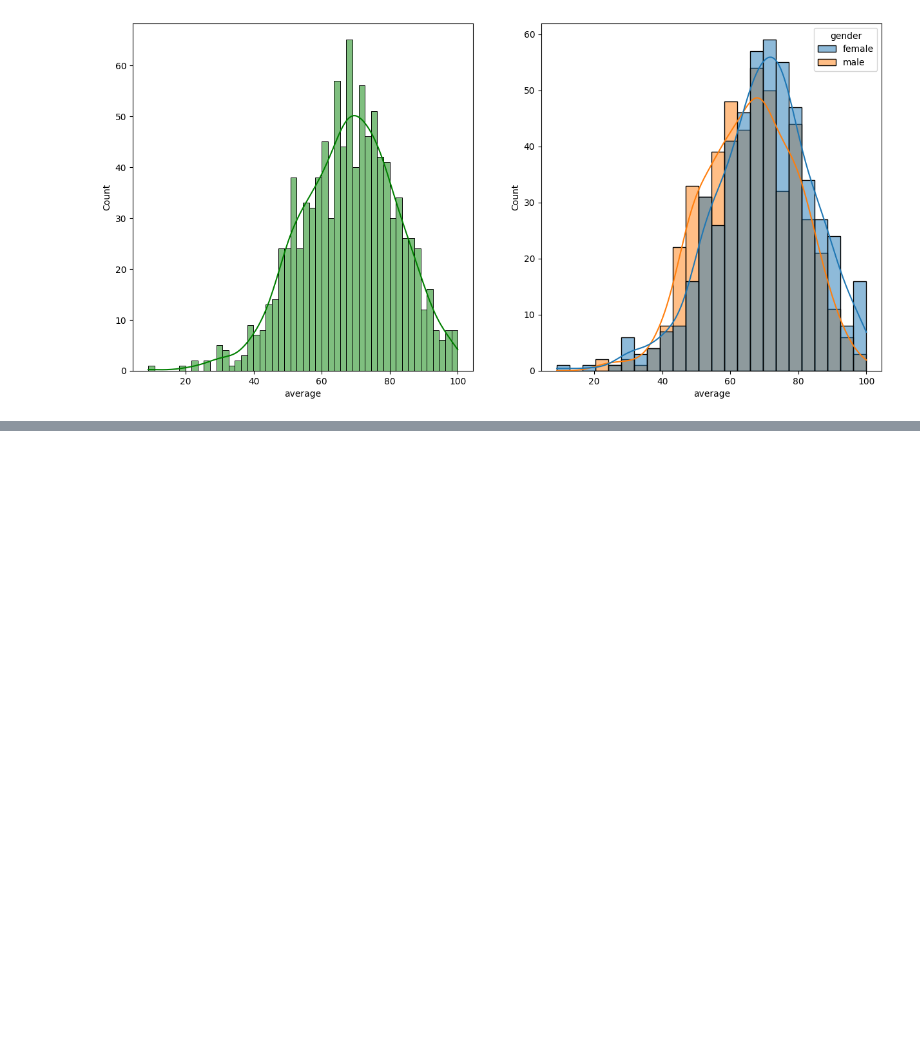
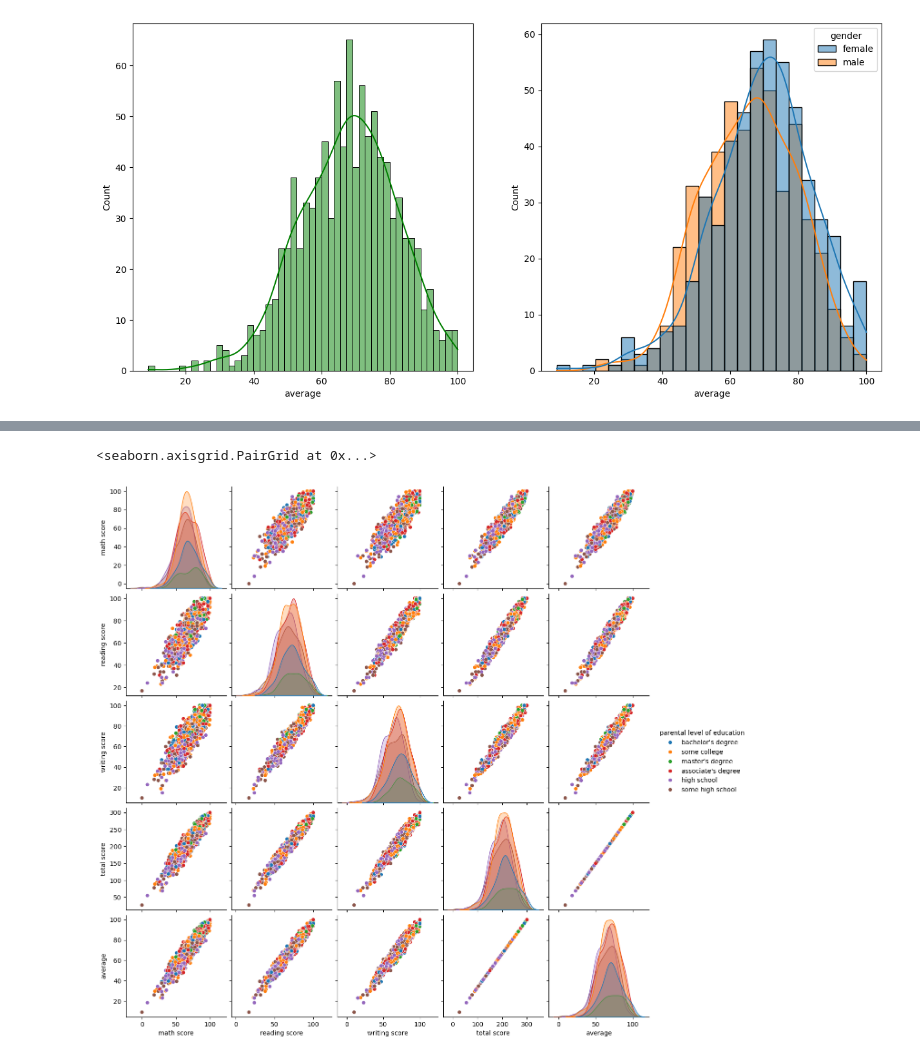
Before and after one commit to itsabbhii/Training-AIML, a Jupyter notebook: Students_Performance_in_exams/Students_Performance_in_exams.ipynb, the cells around one changed output, grey strips where cells are left out. Saved outputs shown, nothing was run; the diff lists cells and outputs as text; code cells hidden in the pictures; blank space fills up the shorter version.

```diff
--- a/Students_Performance_in_exams/Students_Performance_in_exams.ipynb
+++ b/Students_Performance_in_exams/Students_Performance_in_exams.ipynb
@@ -218,0 +257,5 @@ plt.show()
+# %%
+sns.pairplot(df, hue = "parental level of education")
+# %% [output]
+<seaborn.axisgrid.PairGrid at 0x...>
+[figure, added]
```
Also changed, not shown: parts of 4 cells of this notebook.
